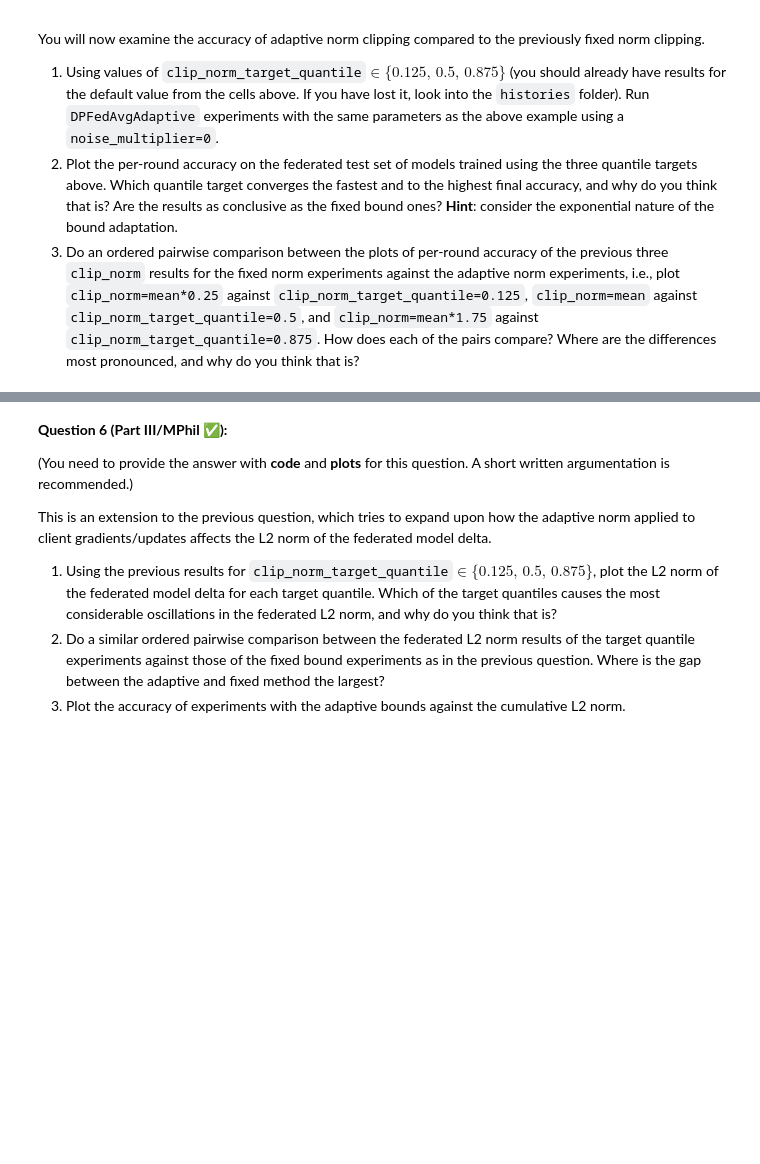
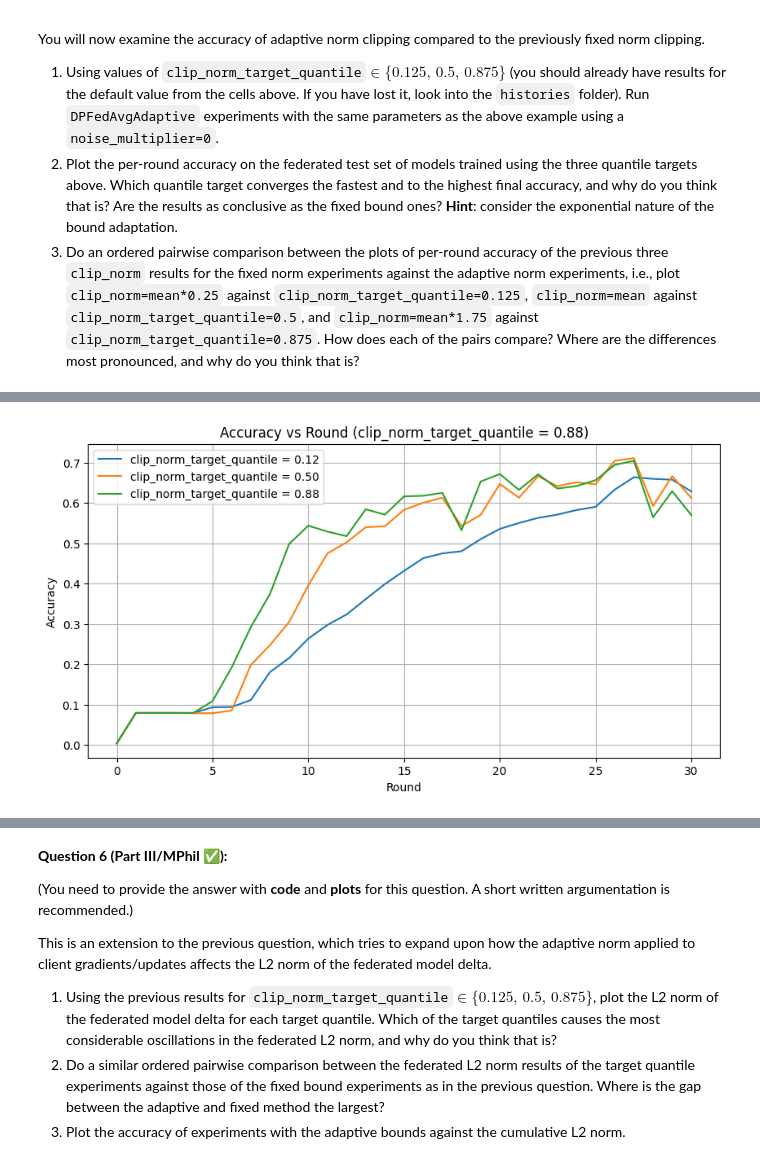
Before and after one commit to ppadjin/L361-Federated-Learning, a Jupyter notebook: labs/L361_2025_Lab_3_Privacy_And_Security_Part_1.ipynb, the cells around one changed output, grey strips where cells are left out. Cells and saved outputs as stored; diff of their text form; code cells hidden in the pictures; blank space fills up the shorter version.

```diff
--- a/labs/L361_2025_Lab_3_Privacy_And_Security_Part_1.ipynb
+++ b/labs/L361_2025_Lab_3_Privacy_And_Security_Part_1.ipynb
@@ -959,0 +1172,9 @@ You will now examine the accuracy of adaptive norm clipping compared to the prev
+# %%
+clip_norm_target_quantiles = [0.125, 0.5, 0.875]
+
+quantiles_results = {el : [] for el in clip_norm_target_quantiles}
+for quantile in clip_norm_target_quantiles:
+    params, hist = run_dp_adaptive_fl(
+        clip_norm_target_quantile=quantile, noise_multiplier=0
+    )
+    quantiles_results[quantile].append([params, hist])
@@ -959,0 +1199,15 @@ You will now examine the accuracy of adaptive norm clipping compared to the prev
+# %%
+fig, ax = plt.subplots(figsize=(10, 5))
+
+for quantile in clip_norm_target_quantiles:
+    _, hist = quantiles_results[quantile][0]
+    acc = [el[1] for el in hist.metrics_centralized['accuracy']]
+    plt.plot(acc, label=f'clip_norm_target_quantile = {quantile:.2f}')
+    plt.legend()
+    plt.xlabel("Round")
+    plt.ylabel("Accuracy")
+    plt.title(f"Accuracy vs Round (clip_norm_target_quantile = {quantile:.2f})")
+    plt.grid(True)
+plt.show()
+# %% [output]
+[figure, added]
```
Also changed, not shown: parts of 43 cells of this notebook.
